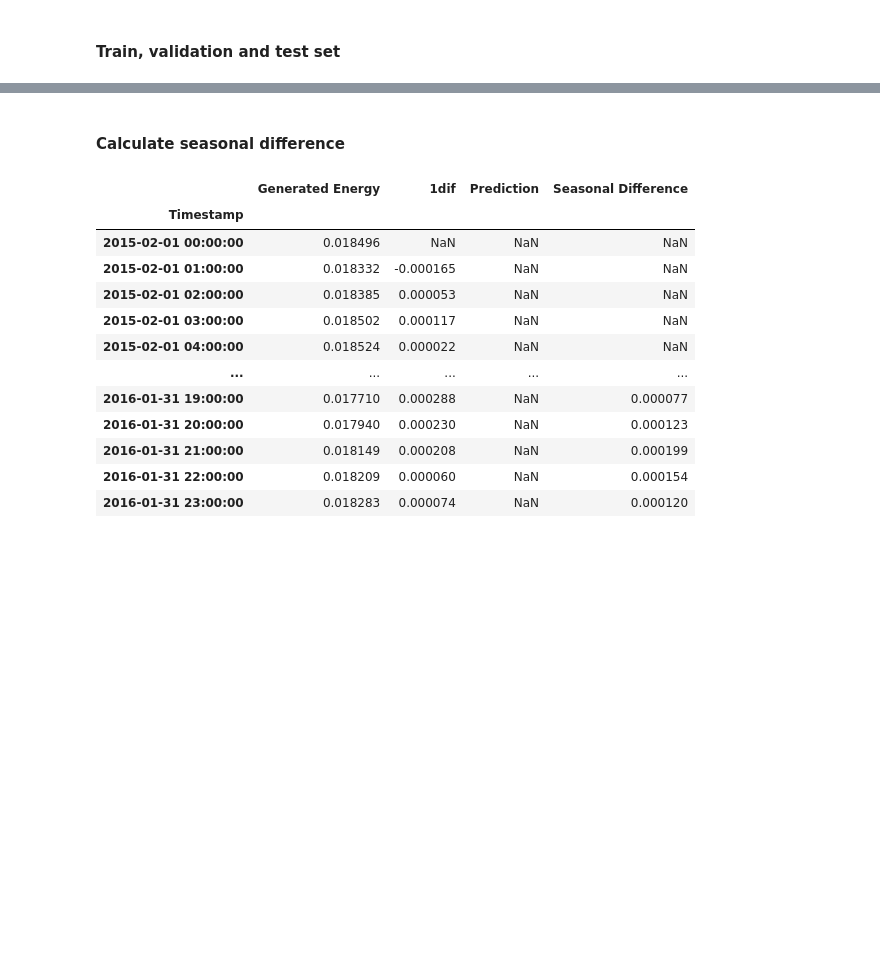
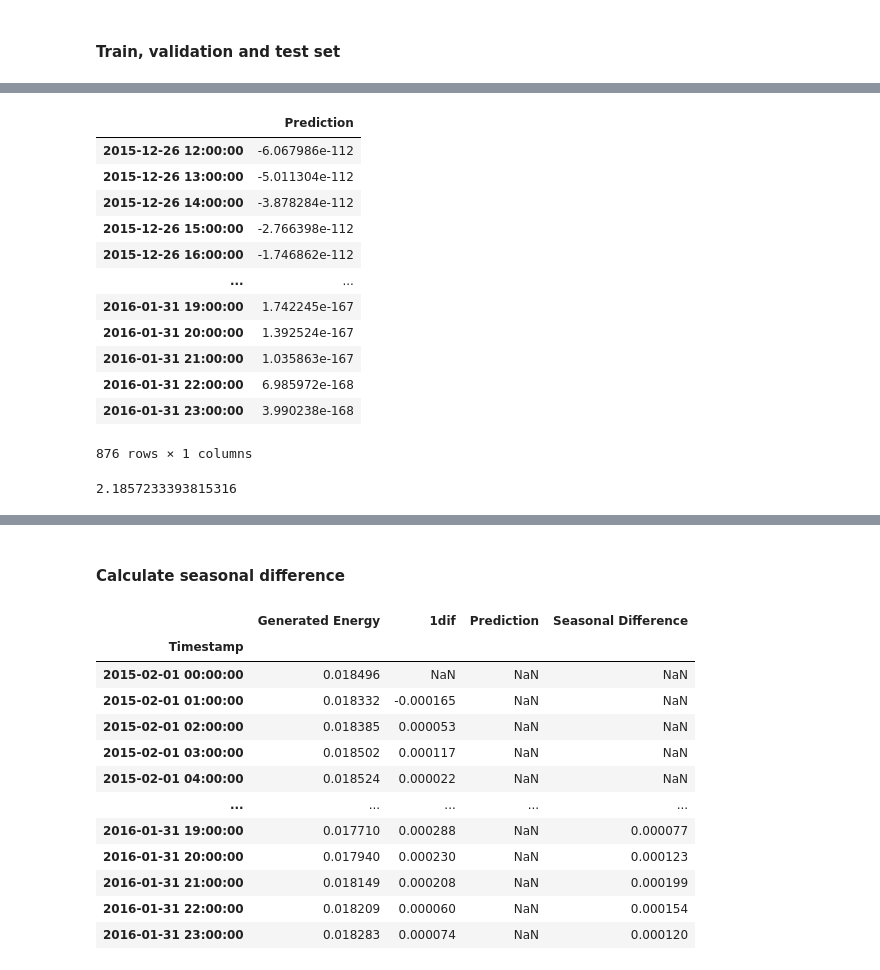
Before and after one commit to Divixity/Datavidenskab-P6, a Jupyter notebook: Development/SARIMAX_production.ipynb, the cells around one changed output, grey strips where cells are left out. Saved outputs shown, nothing was run; the diff lists cells and outputs as text; code cells hidden in the pictures; blank space fills up the shorter version.

```diff
--- a/Development/SARIMAX_production.ipynb
+++ b/Development/SARIMAX_production.ipynb
@@ -264,0 +181,32 @@ forecast1
+# %%
+# Maybe validation is not need as we dont really adjust this ARIMA model.
+forecast_arima_val = pd.DataFrame(fitted_arima_model.predict(start=validation_df.index[0], end=validation_df.index[-1]))
+forecast_arima_val.rename(columns={'predicted_mean': 'Prediction'}, inplace=True)
+
+forecast_arima_test = pd.DataFrame(fitted_arima_model.predict(start=test_df.index[0], end=test_df.index[-1]))
+forecast_arima_test.rename(columns={'predicted_mean': 'Prediction'}, inplace=True)
+
+forecast_arima_test
+# %% [output]
+|  | Prediction |
+| 2015-12-26 12:00:00 | -6.067986e-112 |
+| 2015-12-26 13:00:00 | -5.011304e-112 |
+| 2015-12-26 14:00:00 | -3.878284e-112 |
+| 2015-12-26 15:00:00 | -2.766398e-112 |
+| 2015-12-26 16:00:00 | -1.746862e-112 |
+| ... | ... |
+| 2016-01-31 19:00:00 | 1.742245e-167 |
+| 2016-01-31 20:00:00 | 1.392524e-167 |
+| 2016-01-31 21:00:00 | 1.035863e-167 |
+| 2016-01-31 22:00:00 | 6.985972e-168 |
+| 2016-01-31 23:00:00 | 3.990238e-168 |
+876 rows × 1 columns
+# %%
+y_true = gen_df['Generated Energy'][test_df.index[0] : test_df.index[-1]]
+
+#squared=False returns RMSE, True returns MSE
+arima_model_rmse = mean_squared_error(y_true, forecast_arima_test, squared=False)
+
+arima_model_rmse
+# %% [output]
+2.1857233393815316
```
Also changed, not shown: parts of 54 cells of this notebook.
